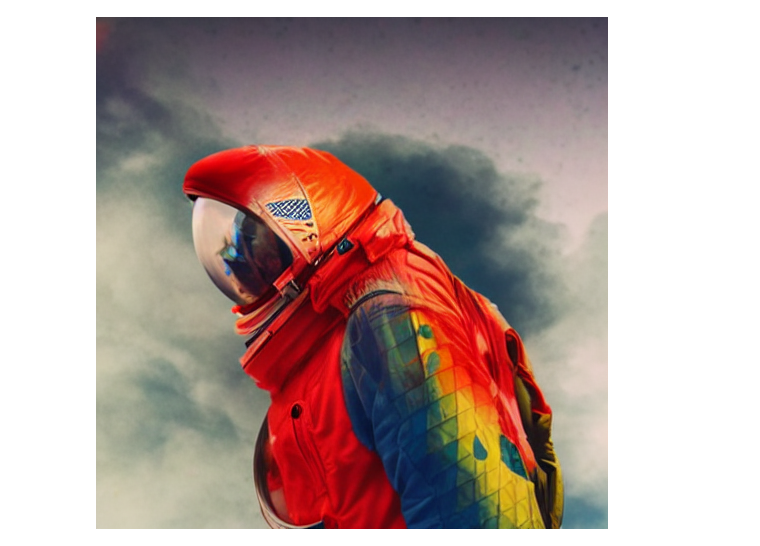
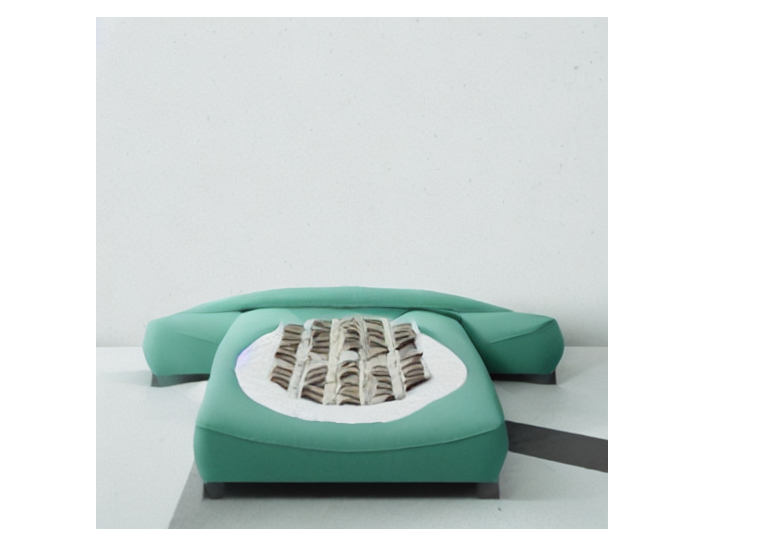
Before and after one commit to daspartho/MagicMix, a Jupyter notebook: MagicMIx.ipynb, the cells around one changed output. Cells and saved outputs as stored; diff of their text form; code cells hidden in the pictures.

```diff
--- a/MagicMIx.ipynb
+++ b/MagicMIx.ipynb
@@ -119,11 +119,11 @@ display.display(img)
 # %%
-prompt = 'astronaut'
+prompt = 'bed'
 steps=50
 kmin=40
-kmax=30
+kmax=25
 seed=42
 guidance_scale=7.5
-v=0.5
+v=0.75
 
 text_embeddings = prep_text(prompt)
 
@@ -151,31 +151,31 @@ for i, t in enumerate(tqdm(scheduler.timesteps)):
                 noise,
                 timesteps=t
             )
 
             input = (v*latents) + (1-v)*orig_latents
             input = torch.cat([input]*2)
 
         else:
             input = torch.cat([latents]*2)
 
         input = scheduler.scale_model_input(input, t)
 
         with torch.no_grad():
             pred = unet(
                 input,
                 t,
                 encoder_hidden_states=text_embeddings,
             ).sample
 
         pred_uncond, pred_text = pred.chunk(2)
         pred = pred_uncond + guidance_scale * (pred_text - pred_uncond)
 
         latents = scheduler.step(pred, t, latents).prev_sample
 
 latents = (1 / 0.18215) * latents
 with torch.no_grad():
     out_img = vae.decode(latents).sample
 
 show_img(out_img)
 # %% [output]
-[figure, old version]
+[figure, new version]
```
Also changed, not shown: parts of 5 cells of this notebook.
